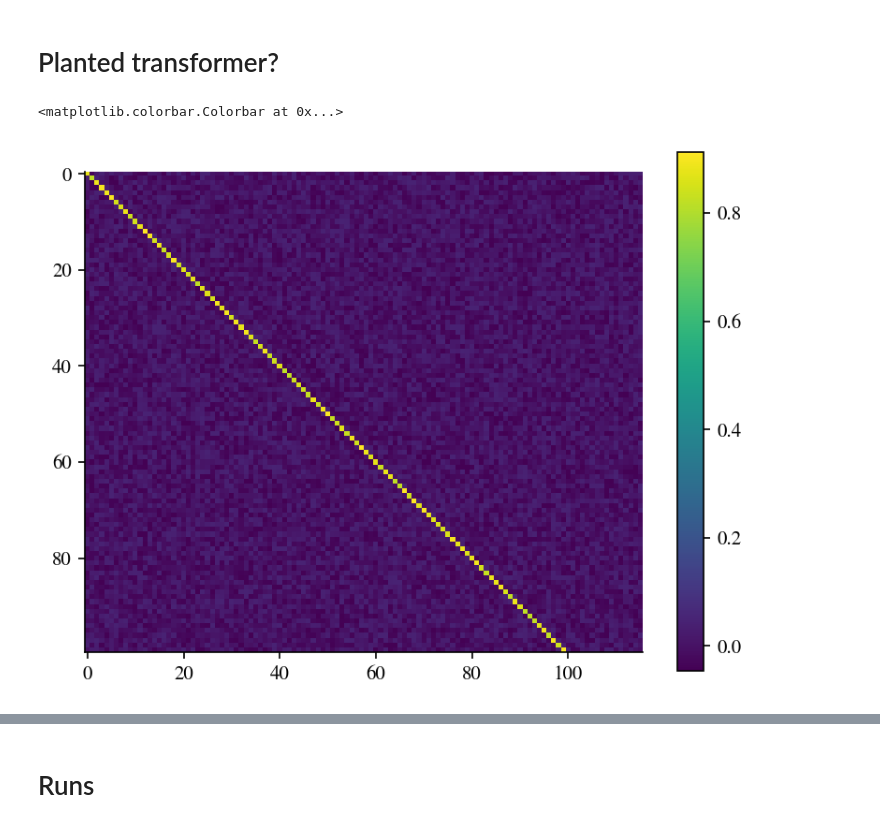
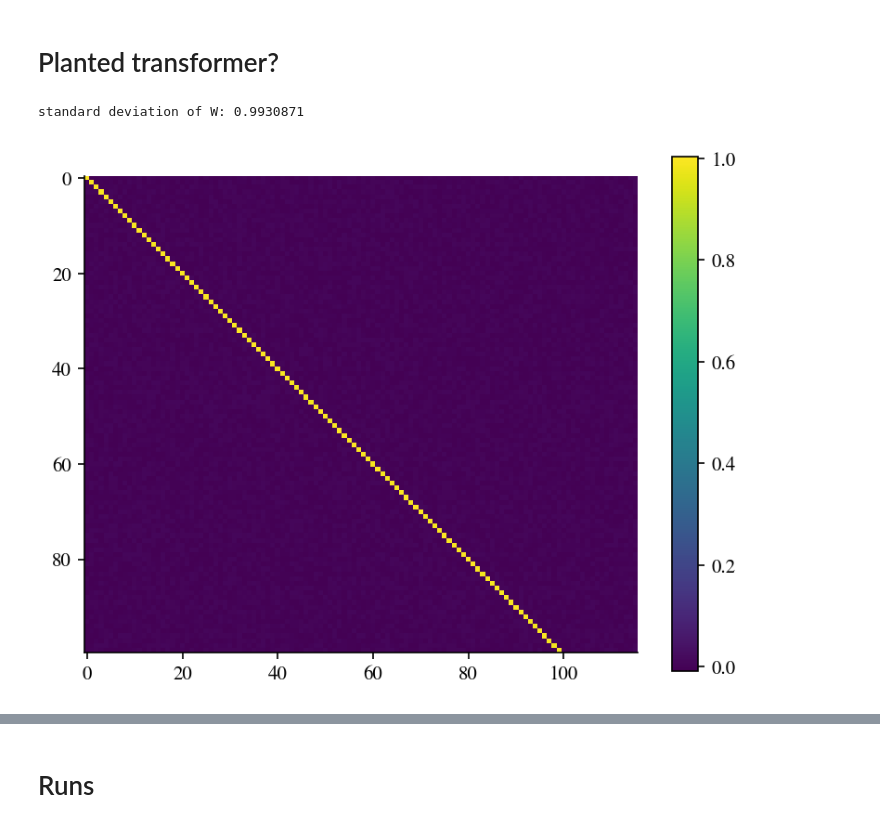
Before and after one commit to CristopherErazo/SAM, a Jupyter notebook: notebooks/26_02_03_Copying_Task.ipynb, the cells around one changed output, grey strips where cells are left out. Drawn from its saved outputs; the diff is of its cells as text; code cells hidden in the pictures.

```diff
--- a/notebooks/26_02_03_Copying_Task.ipynb
+++ b/notebooks/26_02_03_Copying_Task.ipynb
@@ -18,38 +184,38 @@ config = {
     'vocab_size': 100,
     'seq_len': 16,
     'dropout': 0.0,
-    'alpha': 0.5,
+    'alpha': 0.1,
     'batch_size': 1,
     'dataset_size': 10,
     'train_fraction': 0.8,
     'beta_1': 5.0,
     'beta_2': 1.0,
     'beta_out': 1.0
 
 
 }
 
 # Create model in device
 model , device = create_induction_head(config)
 planted_initialization(model,betas=(config['beta_1'], config['beta_2'], config['beta_out']))
 interpolation_initialization(model, alpha=config['alpha'])
 
 
 W = model.WK2.weight.detach().cpu().numpy()
 plt.imshow(W, cmap='viridis')
 plt.colorbar()
 print('standard deviation of W:', np.std(W)*math.sqrt(model.d_model))
 
 # # Get dataloaders
 # train_loader , val_loader = get_dataloader(config)
 
 # for batch in train_loader:
 #     inputs = batch['input']
 #     target = batch['target']
 #     break  # Just process one batch for demonstration
 # %% [output]
-<matplotlib.colorbar.Colorbar at 0x...>
+standard deviation of W: 0.9930871
-[figure, old version]
+[figure, new version]
 # %%
 # Parameters
 vocab_size = 64 # Vocabulary size
```
Also changed, not shown: parts of 8 cells of this notebook, 3 other files.
